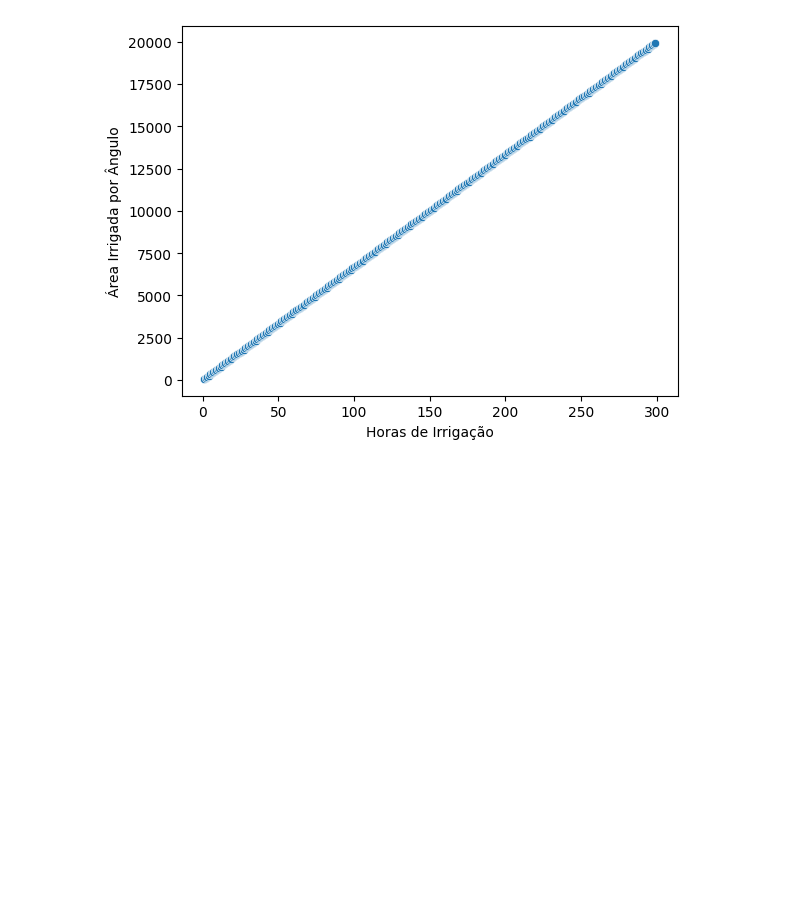
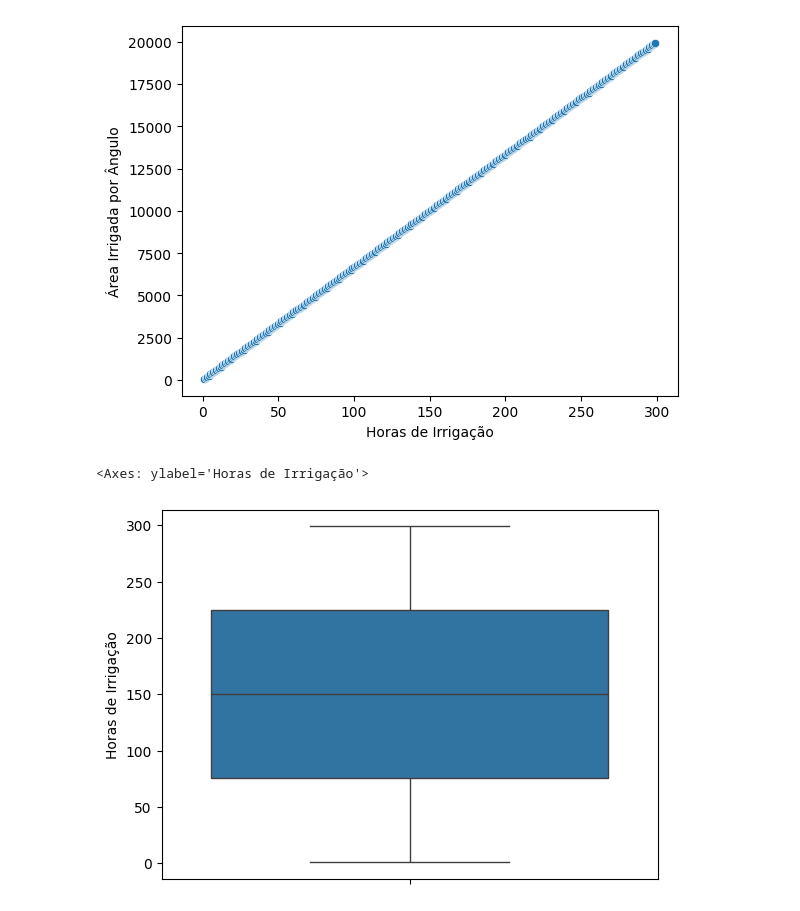
Before and after one commit to Diegopbetti/ia-para-produtos-regressao-linear, a Jupyter notebook: resolucao.ipynb, the cells around one changed output. Drawn from its saved outputs; the diff is of its cells as text; code cells hidden in the pictures; blank space fills up the shorter version.

Commit message:
Analisa mais correlações e cria histogramas

```diff
--- a/resolucao.ipynb
+++ b/resolucao.ipynb
@@ -58,3 +58,8 @@ sns.scatterplot(data=df_dados, x='Horas de Irrigação', y='Área Irrigada por
 # %% [output]
 <Axes: xlabel='Horas de Irrigação', ylabel='Área Irrigada por Ângulo'>
 [figure]
+# %%
+sns.boxplot(df_dados, y='Horas de Irrigação')
+# %% [output]
+<Axes: ylabel='Horas de Irrigação'>
+[figure, added]
```
Also changed, not shown: parts of 5 cells of this notebook.
